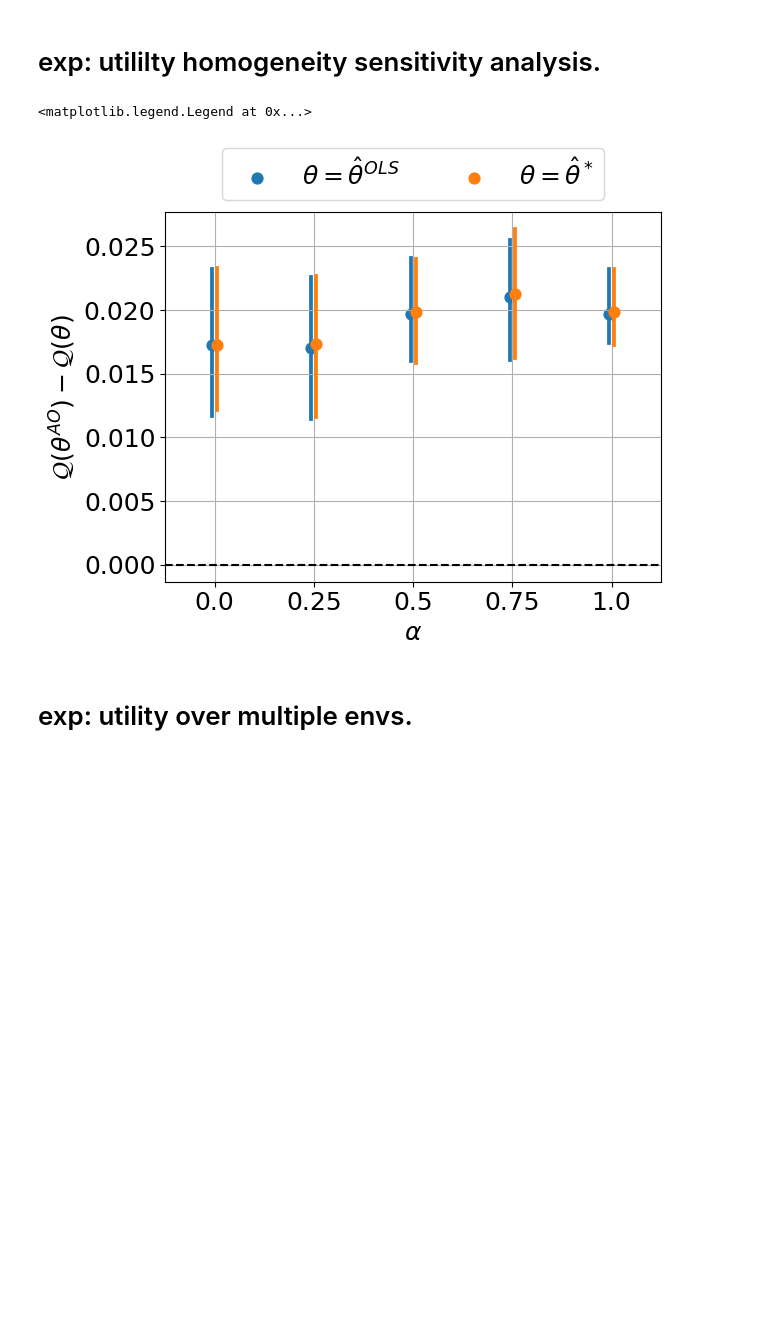
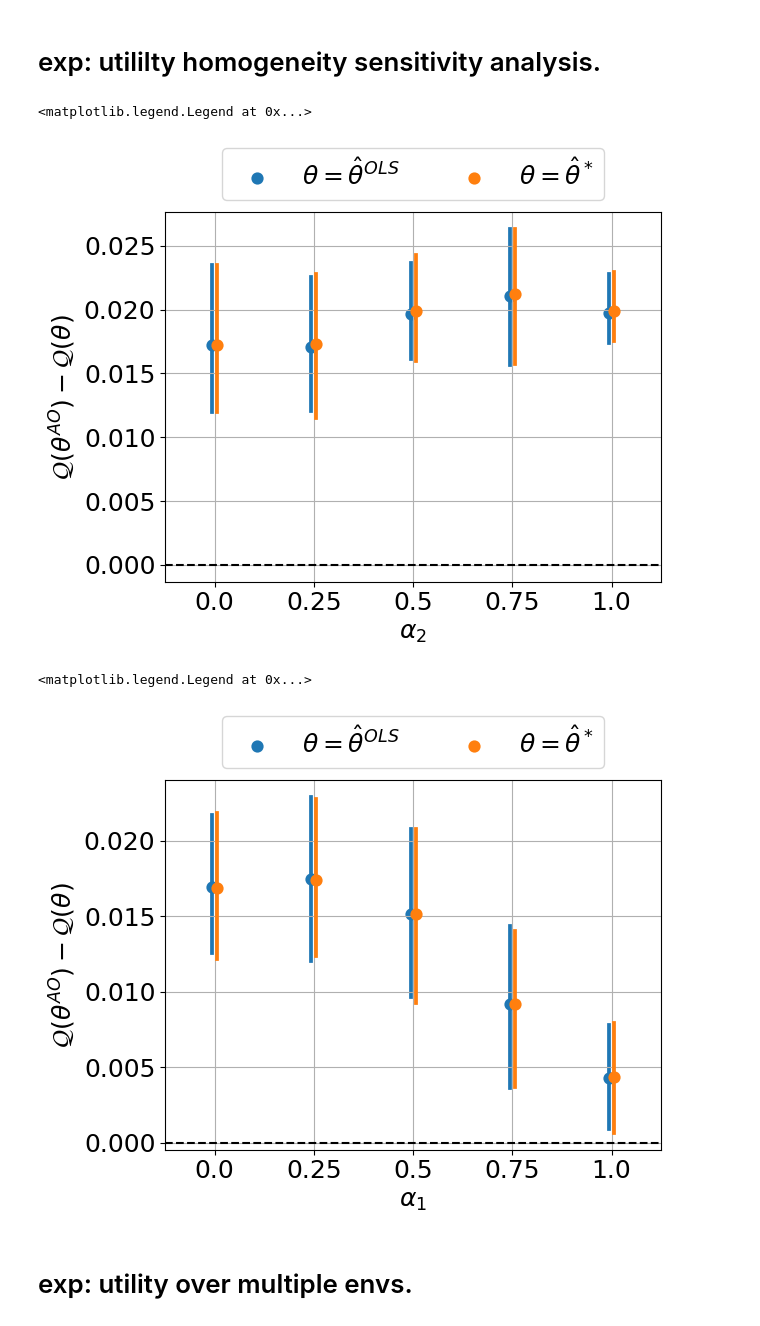
Before and after one commit to muandet-lab/causal-strategic-learning-with-selection, a Jupyter notebook: experiments.ipynb, the cells around one changed output. Saved outputs shown, nothing was run; the diff lists cells and outputs as text; code cells hidden in the pictures; blank space fills up the shorter version.

```diff
--- a/experiments.ipynb
+++ b/experiments.ipynb
@@ -1138,7 +1104,7 @@ sns.pointplot(data=diff, x="alpha", y="diff", hue="variable", join=False, dodge=
 
 # making it pretty.
 ax.grid()
-ax.set_xlabel(r"$\alpha$")
+ax.set_xlabel(r"$\alpha_2$")
 ax.axhline(y=0, color="k", linestyle="--")
 ax.set_ylabel(r"$\mathcal{Q}(\theta^{AO}) - \mathcal{Q}(\theta)$")
 
@@ -1152,7 +1118,72 @@ ax.legend(
 )
 # %% [output]
 <matplotlib.legend.Legend at 0x...>
-[figure, old version]
+[figure, new version]
+# %%
+n_runs=10
+combos = [("theta_ao_hat",), ("theta_star_hat",), ("theta_ols_hat",)]
+
+dfs = []
+for a in (0, 0.25, .5, .75, 1):
+    cmd = (
+        f"--num-applicants 100000 --applicants-per-round 1000 --scaled-duplicates sequence "
+        f"--normalize --methods ols ours --envs-accept-rate .5 "
+        f"--theta-star-std 0 --fixed-effort-conversion --alpha {a} --offline-eval"
+    )
+    args = algos.get_args(cmd)
+    for c in combos:
+        df = parallelize(
+            n_runs=n_runs, n_cores=N_CORES, args=args, func=algos.run_multi_env_utility, combination=c
+            )
+        df['alpha'] = a
+        dfs.append(df)
+df = pd.concat(dfs)
+# %%
+diff = pd.DataFrame(
+    {
+        "diff_ols_hat": df[df.test_theta_env0 == "theta_ao_hat"]["perf_env0"]
+        - df[df.test_theta_env0 == "theta_ols_hat"]["perf_env0"],
+        "diff_star_hat": df[df.test_theta_env0 == "theta_ao_hat"]["perf_env0"]
+        - df[df.test_theta_env0 == "theta_star_hat"]["perf_env0"],
+        "alpha": df[df.test_theta_env0 == "theta_ao_hat"].alpha,
+    }
+)
+fig, ax = plt.subplots()
+diff = pd.melt(
+    frame=diff,
+    id_vars="alpha",
+    value_vars=("diff_ols_hat", "diff_star_hat"),
+    value_name="diff",
+)
+
+# renaming categories for legend.
+diff.variable = diff.variable.astype(dtype="category").cat.rename_categories(
+    {
+        "diff_ols_hat": r"$\theta = \hat{\theta}^{OLS}$",
+        "diff_star_hat": r"$\theta = \hat{\theta}^*$",
+    }
+)
+
+# plotting.
+sns.pointplot(data=diff, x="alpha", y="diff", hue="variable", join=False, dodge=True)
+
+# making it pretty.
+ax.grid()
+ax.set_xlabel(r"$\alpha_1$")
+ax.axhline(y=0, color="k", linestyle="--")
+ax.set_ylabel(r"$\mathcal{Q}(\theta^{AO}) - \mathcal{Q}(\theta)$")
+
+handles, labels = ax.get_legend_handles_labels()
+ax.legend(
+    handles=handles[:],
+    labels=labels[:],
+    ncol=3,
+    loc="lower center",
+    bbox_to_anchor=(0.5, 1),
+)
+# %% [output]
+<matplotlib.legend.Legend at 0x...>
+[figure, added]
 # %% [markdown]
 # exp: utility over multiple envs.
 # %%
```
Also changed, not shown: parts of 13 cells of this notebook.
